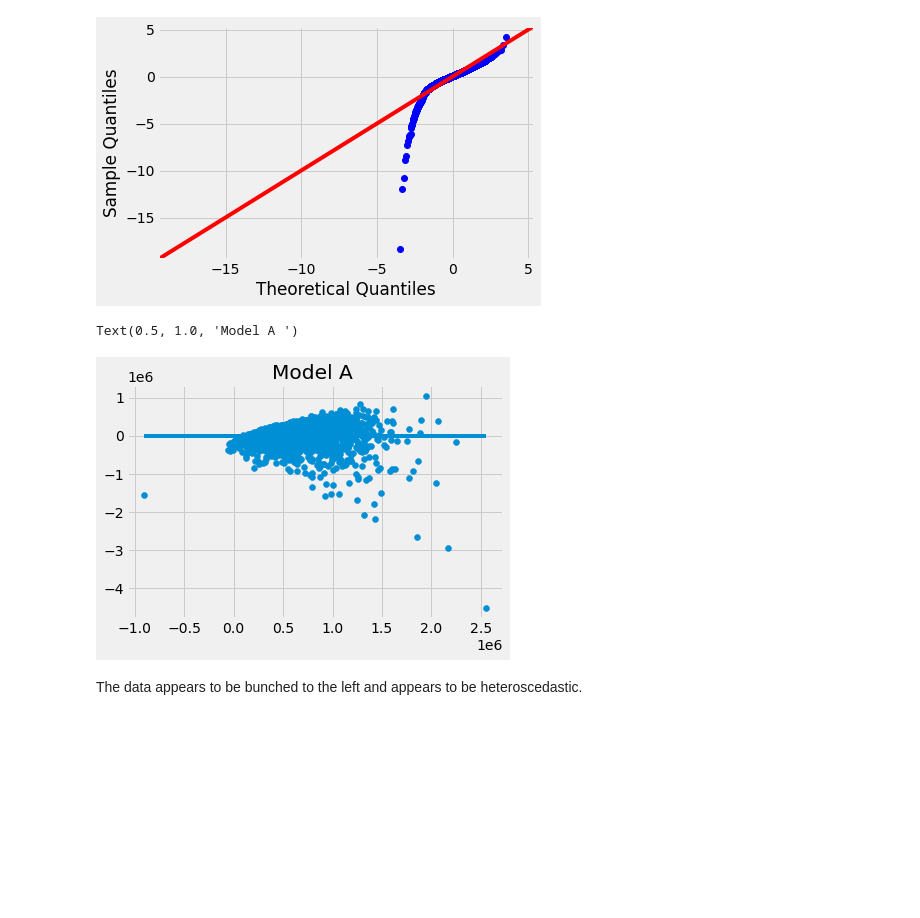
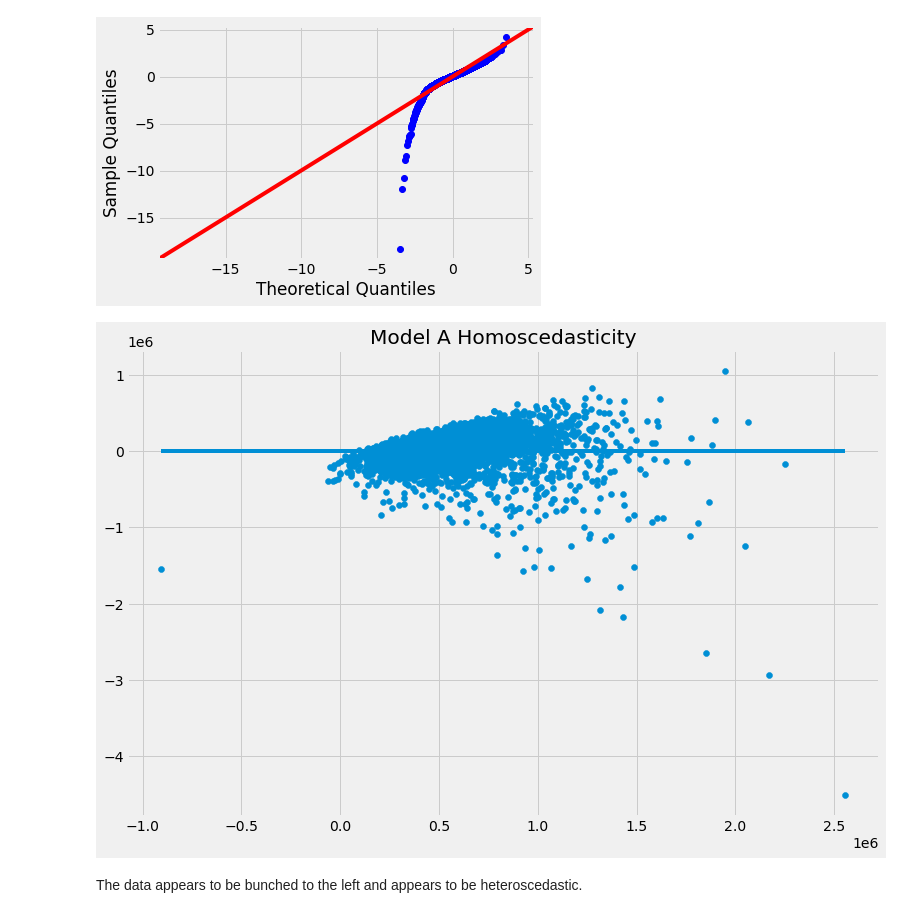
Before and after one commit to jmg0144/Housing-Linear-Regression-Analysis, a Jupyter notebook: home-sales-analysis.ipynb, the cells around one changed output. Saved outputs shown, nothing was run; the diff lists cells and outputs as text; code cells hidden in the pictures; blank space fills up the shorter version.

```diff
--- a/home-sales-analysis.ipynb
+++ b/home-sales-analysis.ipynb
@@ -403,14 +377,10 @@ Model A's distribution shows a long tail in the lower price range to the left of
 fig = sm.graphics.qqplot(resid_a, dist=stats.norm, line='45',fit=True)
 # %% [output]
 [figure]
-# %%
-#Create scatter plot to check for homoscedasticity.
-plt.scatter(y_test_pred_a, resid_a)
-plt.hlines(y=0, xmin=y_test_pred_a.min(), xmax=y_test_pred_a.max())
-plt.title('Model A ')
-# %% [output]
-Text(0.5, 1.0, 'Model A ')
-[figure, removed]
+# %%
+plot_scatter(y_test_pred_a, resid_a, 'Model A Homoscedasticity')
+# %% [output]
+[figure, added]
 # %% [markdown]
 The data appears to be bunched to the left and appears to be heteroscedastic.
 # %%
```
Also changed, not shown: parts of 24 cells of this notebook.
